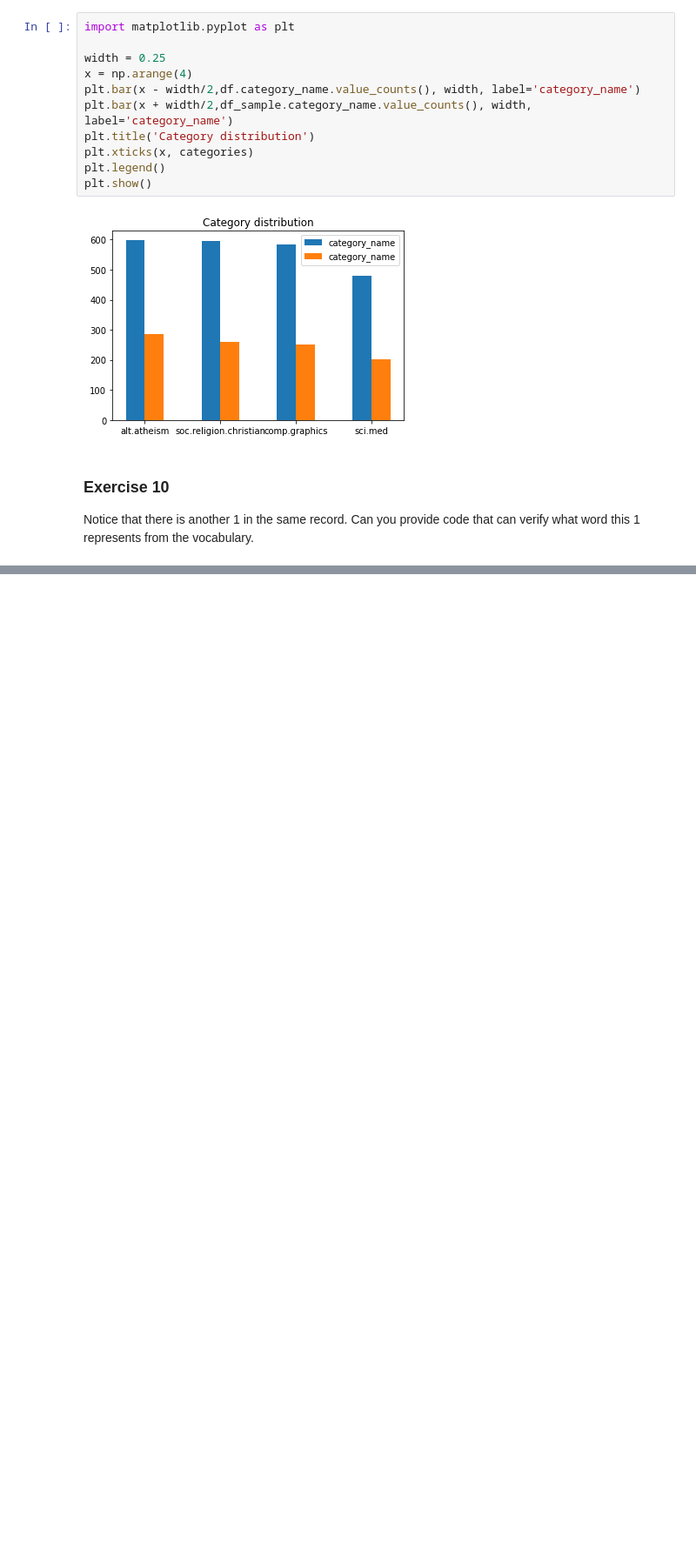
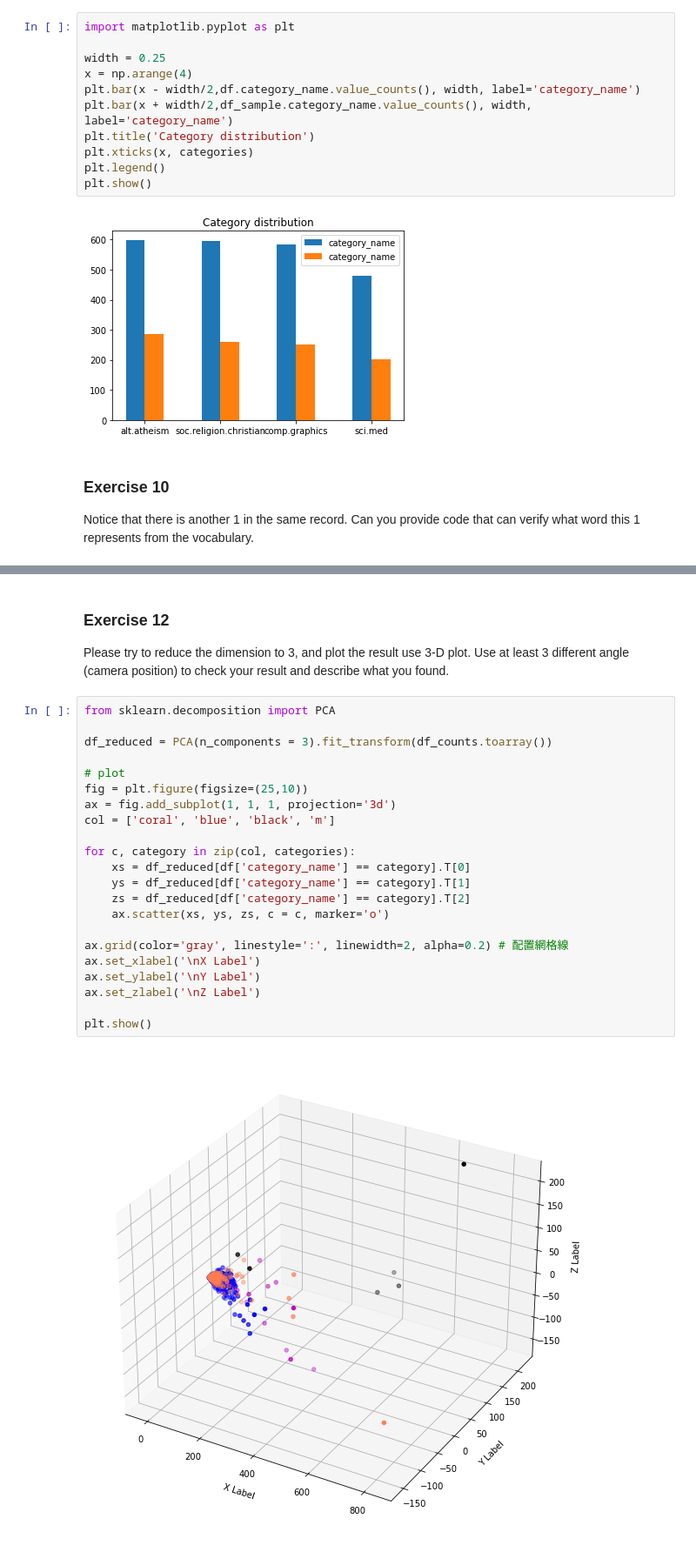
Before and after one commit to JohnnyLin97/DM2021-Lab1-Homework, a Jupyter notebook: DM2021-Lab1-Homework.ipynb, the cells around one changed output, grey strips where cells are left out. Shown: that part at 87% size. Saved outputs shown, nothing was run; the diff lists cells and outputs as text; blank space fills up the shorter version.

```diff
--- a/DM2021-Lab1-Homework.ipynb
+++ b/DM2021-Lab1-Homework.ipynb
@@ -178,0 +216,27 @@ Notice that there is another 1 in the same record. Can you provide code that can
+# %% [markdown]
+### Exercise 12
+Please try to reduce the dimension to 3, and plot the result use 3-D plot. Use at least 3 different angle (camera position) to check your result and describe what you found.
+# %%
+from sklearn.decomposition import PCA
+
+df_reduced = PCA(n_components = 3).fit_transform(df_counts.toarray())
+
+# plot
+fig = plt.figure(figsize=(25,10))
+ax = fig.add_subplot(1, 1, 1, projection='3d')
+col = ['coral', 'blue', 'black', 'm']
+
+for c, category in zip(col, categories):
+    xs = df_reduced[df['category_name'] == category].T[0]
+    ys = df_reduced[df['category_name'] == category].T[1]
+    zs = df_reduced[df['category_name'] == category].T[2]
+    ax.scatter(xs, ys, zs, c = c, marker='o')
+
+ax.grid(color='gray', linestyle=':', linewidth=2, alpha=0.2) # 配置網格線
+ax.set_xlabel('\nX Label')
+ax.set_ylabel('\nY Label')
+ax.set_zlabel('\nZ Label')
+
+plt.show()
+# %% [output]
+[figure, added]
```
Also changed, not shown: parts of 12 cells of this notebook.
